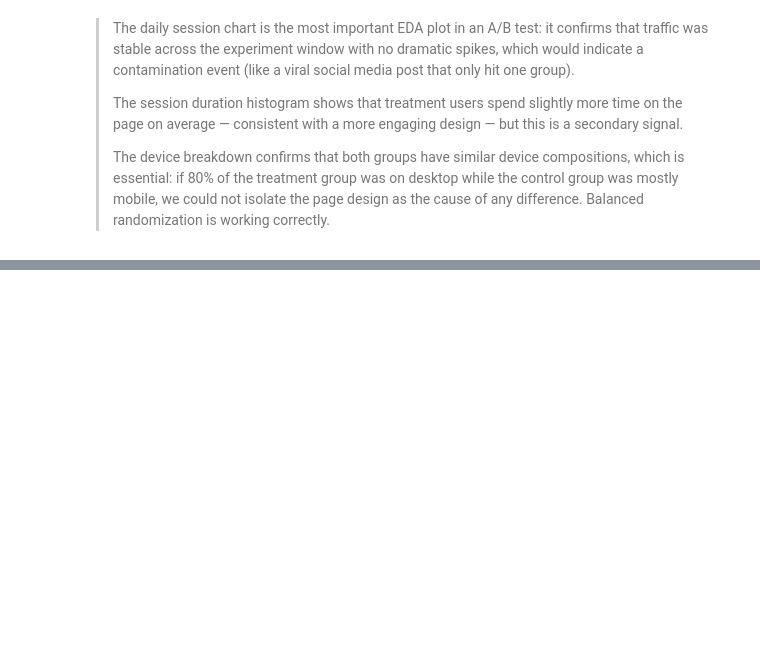
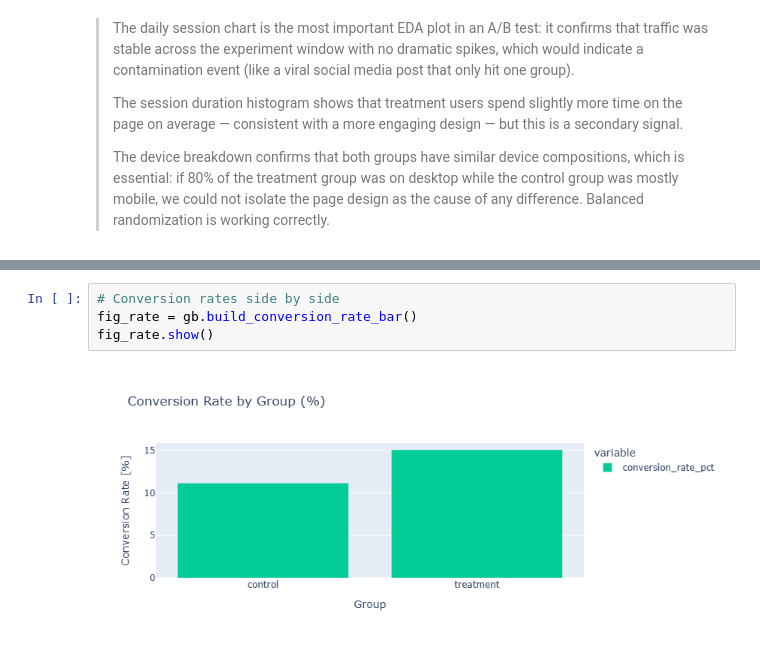
Before and after one commit to AJ-MH/Data-Science-Machine-Learning, a Jupyter notebook: ab-testing-ecommerce/ab_testing_ecommerce.ipynb, the cells around one changed output, grey strips where cells are left out. Saved outputs shown, nothing was run; the diff lists cells and outputs as text; blank space fills up the shorter version.

```diff
--- a/ab-testing-ecommerce/ab_testing_ecommerce.ipynb
+++ b/ab-testing-ecommerce/ab_testing_ecommerce.ipynb
@@ -178,0 +266,6 @@ Mean session stats per group:
+# %%
+# Conversion rates side by side
+fig_rate = gb.build_conversion_rate_bar()
+fig_rate.show()
+# %% [output]
+[figure, added]
```
Also changed, not shown: parts of 11 cells of this notebook, 1 other file.
